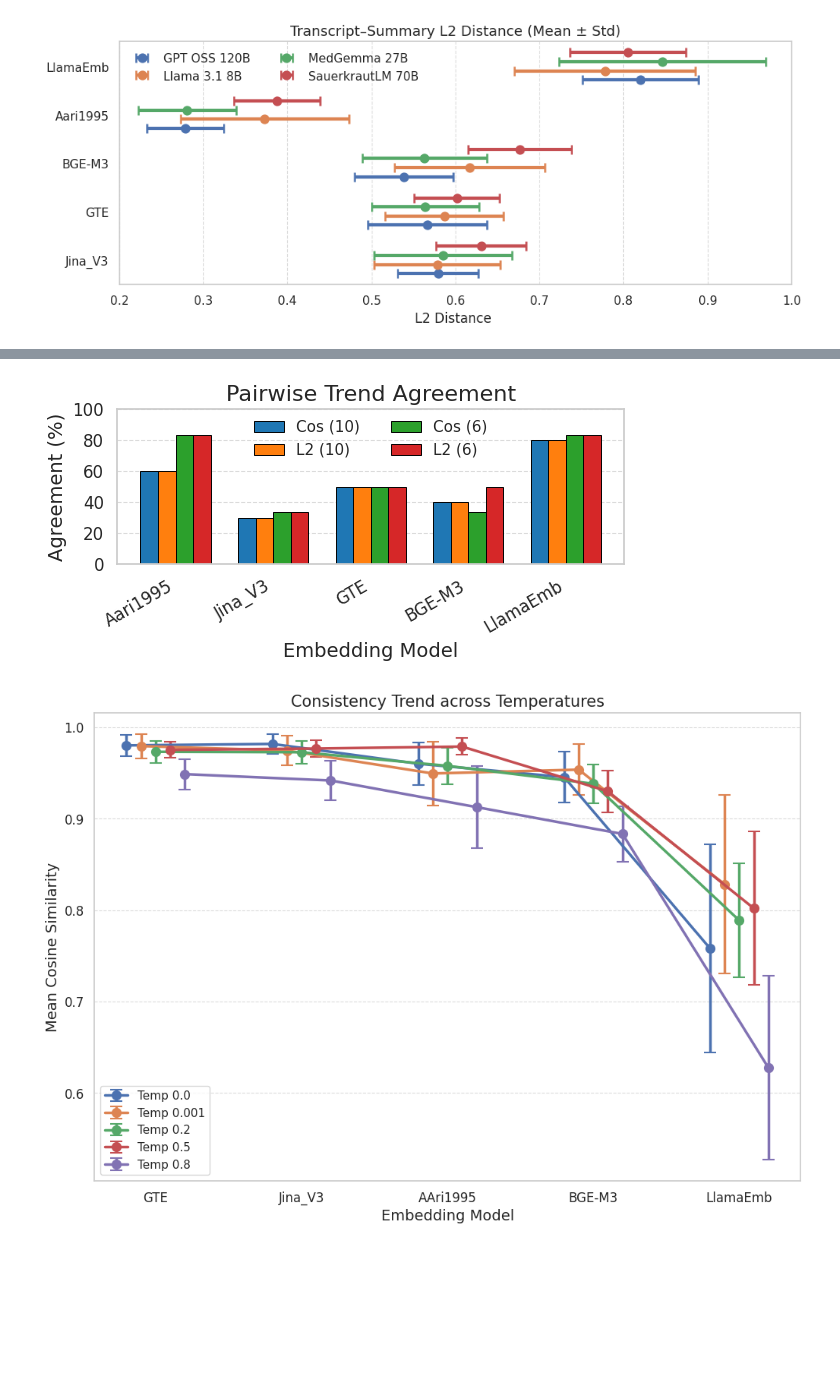
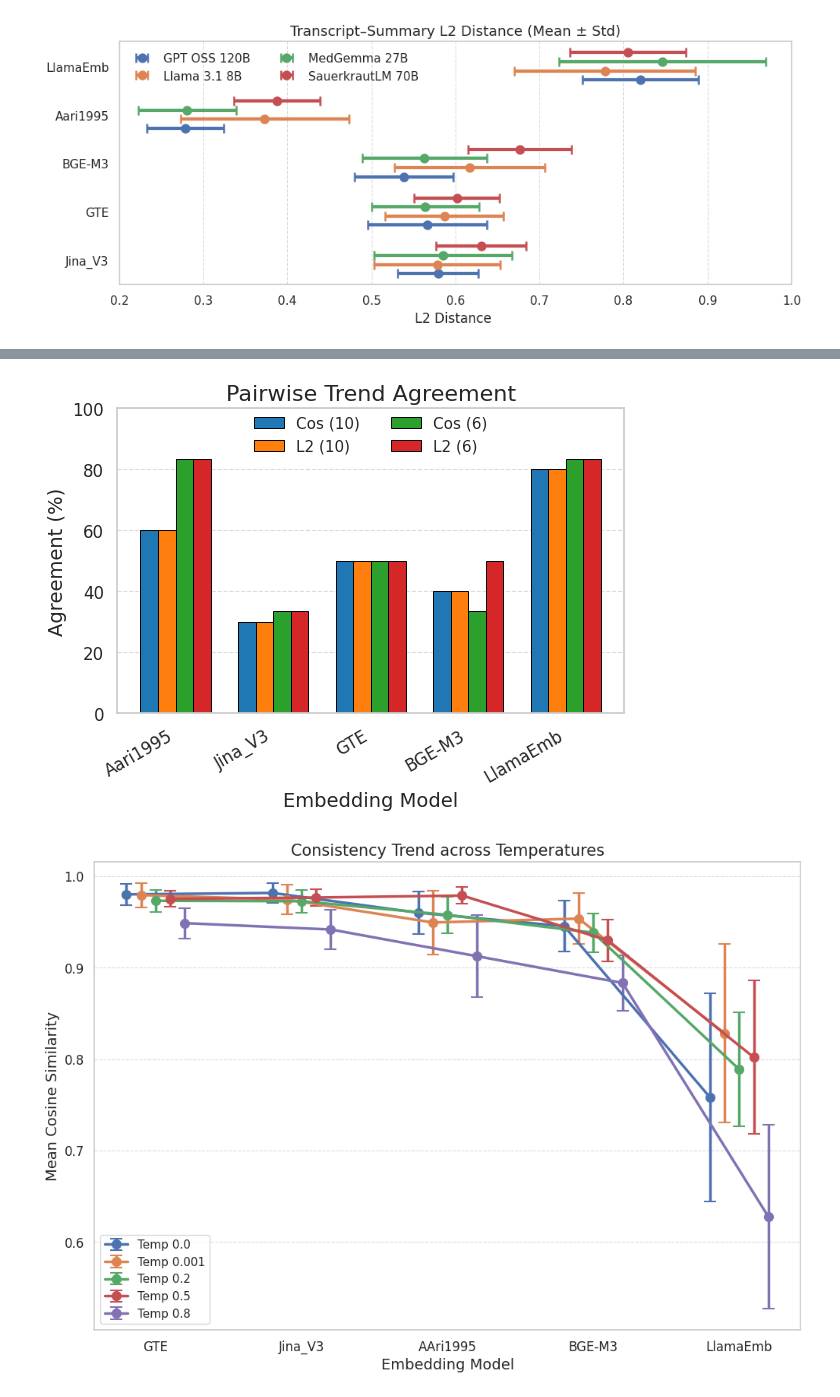
Before and after one commit to ahmad-Wattar/whisper-llm-evaluation, a Jupyter notebook: plots/gemeinsame_plots.ipynb, the cells around one changed output, grey strips where cells are left out. Drawn from its saved outputs; the diff is of its cells as text; code cells hidden in the pictures; blank space fills up the shorter version.

Commit message:
edit Plot and add prompot_template

```diff
--- a/plots/gemeinsame_plots.ipynb
+++ b/plots/gemeinsame_plots.ipynb
@@ -172,6 +175,11 @@ df = pd.DataFrame(
 )
 
 # ======================================================
+# Schriftgrößen global erhöhen
+# ======================================================
+plt.rcParams.update({"font.size": 14})
+
+# ======================================================
 # Point-Range-Plot
 # ======================================================
 g = sns.FacetGrid(
@@ -197,11 +205,12 @@ def point_range(data, **kwargs):
 
 g.map_dataframe(point_range)
 
-g.set_axis_labels("Modell", "Cosine Similarity")
-g.set_titles("{col_name}")
+g.set_axis_labels("Modell", "Cosine Similarity", fontsize=16)
+g.set_titles("{col_name}", size=16)
 
 for ax in g.axes.flat:
-    ax.tick_params(axis="x", rotation=30)
+    ax.tick_params(axis="x", rotation=30, labelsize=13)
+    ax.tick_params(axis="y", labelsize=13)
 
 # ===== Legende unten, mit Abstand =====
 handles, labels = g.axes.flat[0].get_legend_handles_labels()
@@ -219,10 +228,12 @@ g.fig.legend(
     loc="lower center",
     bbox_to_anchor=(0.8, 0.2),
     ncol=2,
-    frameon=False
+    frameon=False,
+    fontsize=14,
+    title_fontsize=15
 )
 
 output_filename = "point_range_plot.png"
-plt.savefig(output_filename, dpi=300)
+plt.savefig(output_filename, dpi=300, bbox_inches="tight")
 plt.show()
 # %% [output]
@@ -698,7 +762,7 @@ plt.rcParams.update({
     "legend.fontsize": 7,
 })
 
-fig, ax = plt.subplots(figsize=(6, 3))
+fig, ax = plt.subplots(figsize=(6, 4.5))
 
 # Farben (gut unterscheidbar im Druck)
 colors = ["#1f77b4", "#ff7f0e", "#2ca02c", "#d62728"]
@@ -730,34 +794,34 @@ ax.set_title("Pairwise Trend Agreement", fontsize=16)
 
 ax.tick_params(axis='both', labelsize=12)
 
 ax.set_ylim(0, 100)
 ax.set_yticks(np.arange(0, 101, 20))
 
 
 # Legende
 ax.legend(
     ncols=2,
     frameon=False,
     loc="upper center",
     bbox_to_anchor=(0.5, 1.02),
     fontsize=11
 )
 # Grid
 ax.grid(axis="x", visible=False)
 ax.grid(axis="y", linestyle="--", linewidth=0.8, alpha=0.7)
 
 
 plt.tight_layout()
 
 plt.savefig(
     "pairwise_trend_agreement.png",
     bbox_inches="tight",
     pad_inches=0.02
 )
 
 plt.show()
 # %% [output]
-[figure, old version]
+[figure, new version]
 # %%
 
 
```
Also changed, not shown: parts of 4 cells of this notebook, 46 other files.
